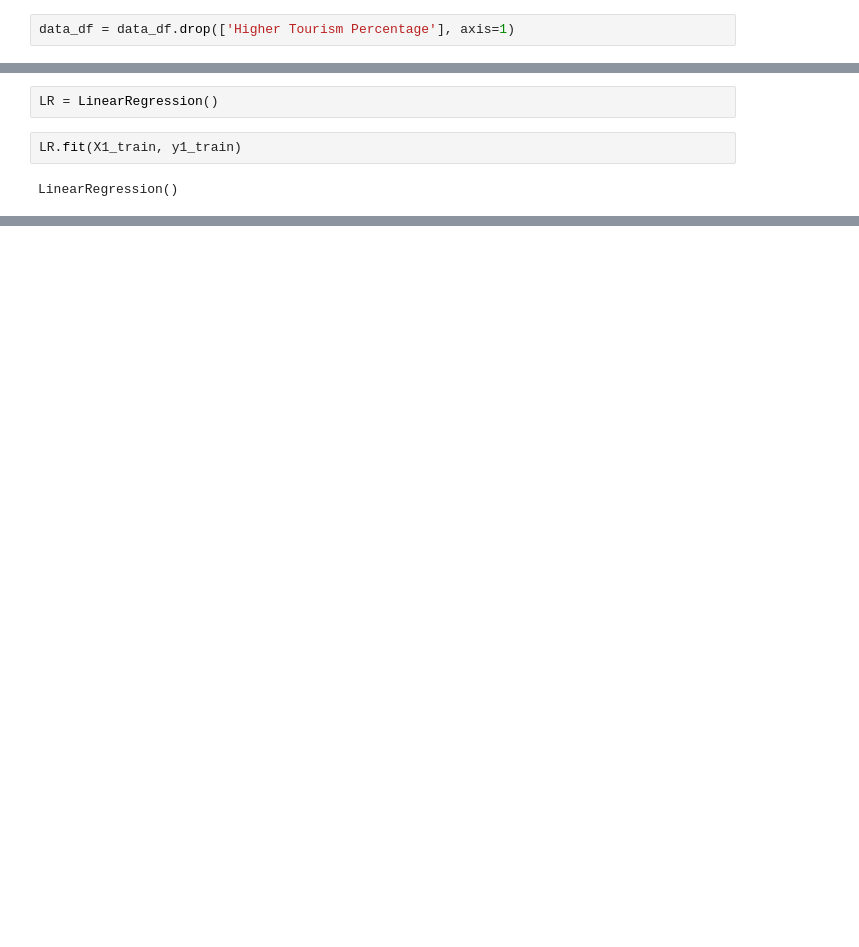
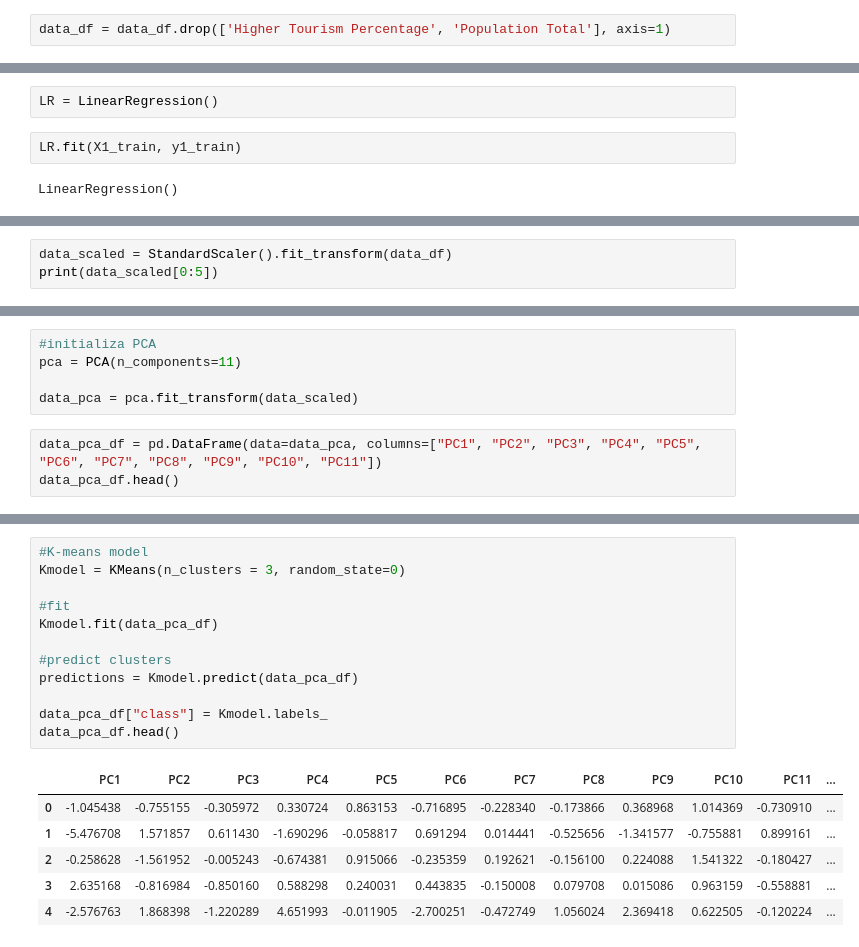
Before and after one commit to chinzjay/Final_Project, a Jupyter notebook: Tourism.ipynb, the cells around one changed output, grey strips where cells are left out. Saved outputs shown, nothing was run; the diff lists cells and outputs as text; blank space fills up the shorter version.

```diff
--- a/Tourism.ipynb
+++ b/Tourism.ipynb
@@ -285,2 +163,2 @@ import hvplot.pandas
 # %%
-data_df = data_df.drop(['Higher Tourism Percentage'], axis=1)
+data_df = data_df.drop(['Higher Tourism Percentage', 'Population Total'], axis=1)
@@ -433,0 +218,3 @@ accuracy_regression = print(np.sqrt(metrics.mean_squared_error(y1_test, y_predic
+# %%
+data_scaled = StandardScaler().fit_transform(data_df)
+print(data_scaled[0:5])
@@ -433,0 +239,8 @@ accuracy_regression = print(np.sqrt(metrics.mean_squared_error(y1_test, y_predic
+# %%
+#initializa PCA
+pca = PCA(n_components=11)
+
+data_pca = pca.fit_transform(data_scaled)
+# %%
+data_pca_df = pd.DataFrame(data=data_pca, columns=["PC1", "PC2", "PC3", "PC4", "PC5", "PC6", "PC7", "PC8", "PC9", "PC10", "PC11"])
+data_pca_df.head()
@@ -433,0 +279,19 @@ accuracy_regression = print(np.sqrt(metrics.mean_squared_error(y1_test, y_predic
+# %%
+#K-means model
+Kmodel = KMeans(n_clusters = 3, random_state=0)
+
+#fit
+Kmodel.fit(data_pca_df)
+
+#predict clusters
+predictions = Kmodel.predict(data_pca_df)
+
+data_pca_df["class"] = Kmodel.labels_
+data_pca_df.head()
+# %% [output]
+|  | PC1 | PC2 | PC3 | PC4 | PC5 | PC6 | PC7 | PC8 | PC9 | PC10 | PC11 | ... |
+| 0 | -1.045438 | -0.755155 | -0.305972 | 0.330724 | 0.863153 | -0.716895 | -0.228340 | -0.173866 | 0.368968 | 1.014369 | -0.730910 | ... |
+| 1 | -5.476708 | 1.571857 | 0.611430 | -1.690296 | -0.058817 | 0.691294 | 0.014441 | -0.525656 | -1.341577 | -0.755881 | 0.899161 | ... |
+| 2 | -0.258628 | -1.561952 | -0.005243 | -0.674381 | 0.915066 | -0.235359 | 0.192621 | -0.156100 | 0.224088 | 1.541322 | -0.180427 | ... |
+| 3 | 2.635168 | -0.816984 | -0.850160 | 0.588298 | 0.240031 | 0.443835 | -0.150008 | 0.079708 | 0.015086 | 0.963159 | -0.558881 | ... |
+| 4 | -2.576763 | 1.868398 | -1.220289 | 4.651993 | -0.011905 | -2.700251 | -0.472749 | 1.056024 | 2.369418 | 0.622505 | -0.120224 | ... |
```
Also changed, not shown: parts of 46 cells of this notebook.
